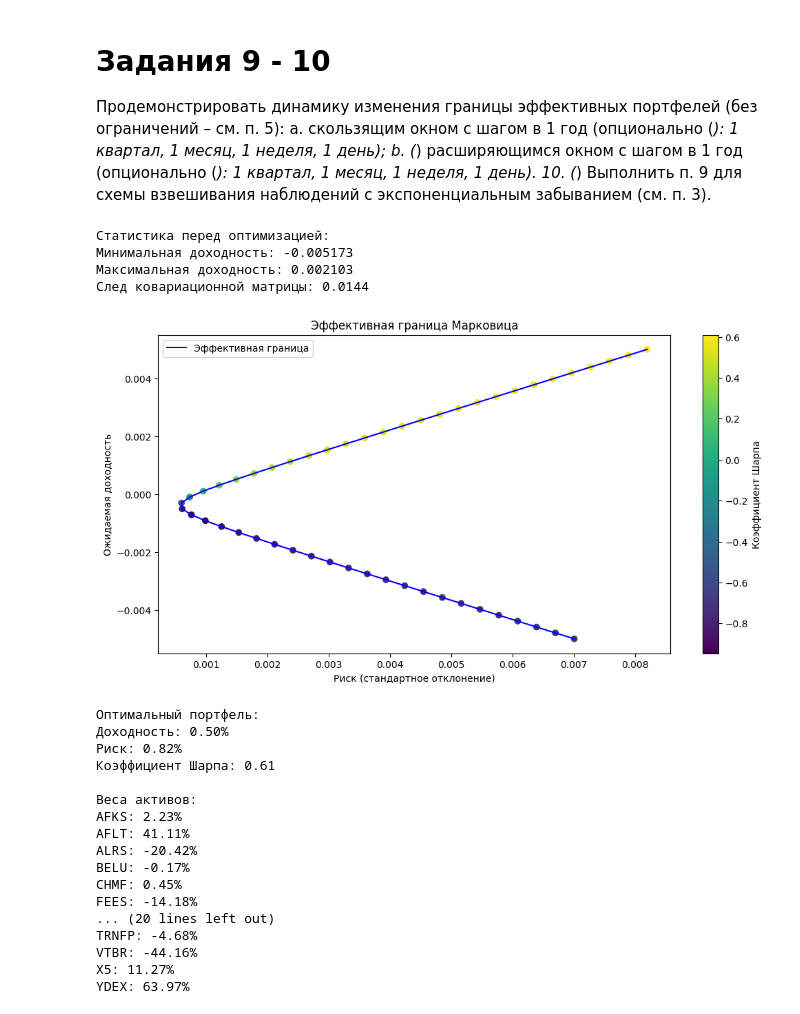
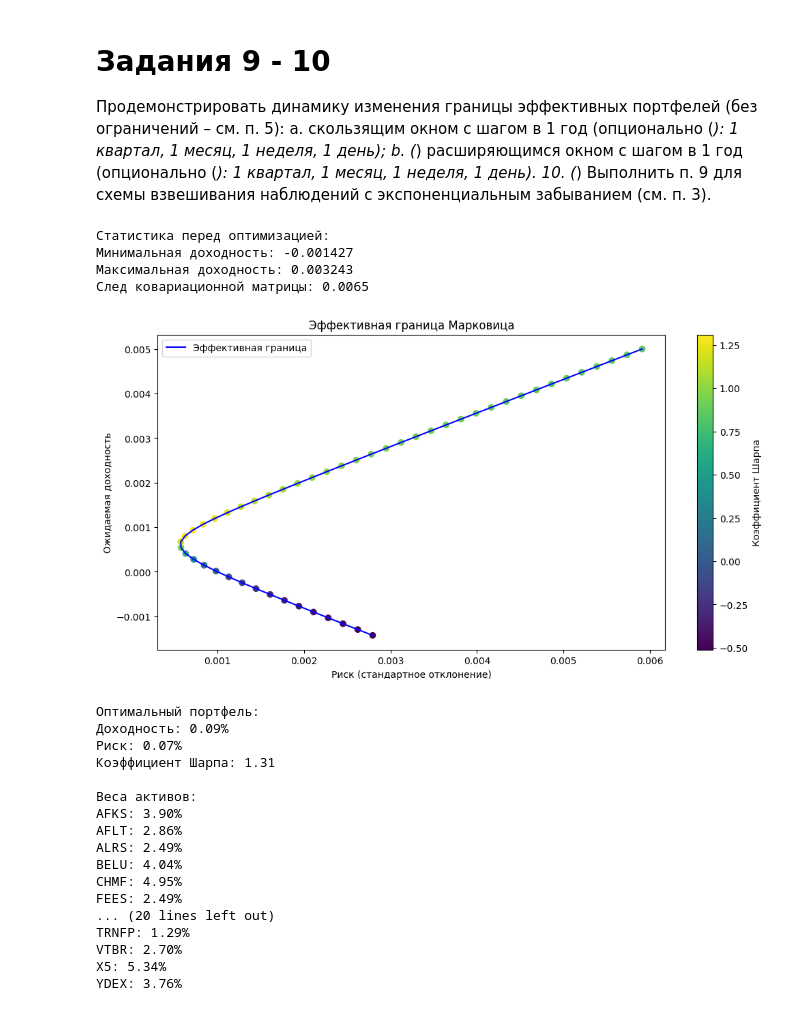
Before and after one commit to Blausher/risk_management, a Jupyter notebook: final.ipynb, the cells around one changed output. Saved outputs shown, nothing was run; the diff lists cells and outputs as text; code cells hidden in the pictures.

```diff
--- a/final.ipynb
+++ b/final.ipynb
@@ -259,8 +259,8 @@ plt.title('Дневные доходности акций');
 # %% [markdown]
 Используя схему с экспоненциальным забыванием EWMA, рассчитаем веса:
 # %%
-# alpha = 0.97 - вес новых наблюдений
-returns = returns.ewm(alpha = 0.97, adjust=False).mean() # y_t  = a*x_t + (1-a)*y_t-1
+# alpha = 0.94 - вес новых наблюдений
+returns = returns.ewm(alpha = 0.94, adjust=False).mean() # y_t  = a*x_t + (1-a)*y_t-1
 # %%
 returns
 # %% [output]
@@ -459,9 +459,17 @@ def self_regularize_covariance(matrix, max_attempts=5):
             matrix += np.eye(matrix.shape[0]) * 1e-5 * (i+1)
     return matrix
 
-last_date = results['rolling_year_exp'].index.get_level_values('Date')[-1]
+# считаем для разных параметров
+# last_date = results['rolling_year_exp'].index.get_level_values('Date')[-1]
+# last_date = results['rolling_year_simple'].index.get_level_values('Date')[-1]
+# last_date3 = results['expanding_year_simple'].index.get_level_values('Date')[-1]
+last_date = results['expanding_year_exp'].index.get_level_values('Date')[-1]
 
-cov_matrix = results['rolling_year_exp'].xs(last_date, level='Date').copy()
+# cov_matrix = results['rolling_year_exp'].xs(last_date, level='Date').copy()
+# cov_matrix = results['rolling_year_simple'].xs(last_date, level='Date').copy()
+
+# cov_matrix3 = results['expanding_year_simple'].xs(last_date, level='Date').copy()
+cov_matrix = results['expanding_year_exp'].xs(last_date, level='Date').copy()
 
 expected_returns = (
     returns
@@ -492,54 +500,54 @@ frontier = calculate_efficient_frontier(er_series, cov_df)
 if not frontier['returns']:
     print("\nНе удалось построить эффективную границу!")
     print("Возможные причины:")
     print("- Невозможно достичь заданных целевых доходностей")
     print("- Проблемы с численной стабильностью")
     print("- Недостаточное количество активов")
 else:
     plt.figure(figsize=(12, 6))
     plt.plot(frontier['risks'], frontier['returns'], 'b-', label='Эффективная граница')
     plt.scatter(frontier['risks'], frontier['returns'], c=frontier['sharpe'], cmap='viridis')
     plt.colorbar(label='Коэффициент Шарпа')
     plt.xlabel('Риск (стандартное отклонение)')
     plt.ylabel('Ожидаемая доходность')
     plt.title('Эффективная граница Марковица')
     plt.legend()
     plt.show()
 
     try:
         max_sharpe_idx = np.nanargmax(frontier['sharpe'])
         print("\nОптимальный портфель:")
         print(f"Доходность: {frontier['returns'][max_sharpe_idx]*100:.2f}%")
         print(f"Риск: {frontier['risks'][max_sharpe_idx]*100:.2f}%")
         print(f"Коэффициент Шарпа: {frontier['sharpe'][max_sharpe_idx]:.2f}")
         print("\nВеса активов:")
         for ticker, weight in zip(er_series.index, frontier['weights'][max_sharpe_idx]):
             print(f"{ticker}: {weight*100:.2f}%")
     except ValueError:
         print("\nНе удалось найти оптимальный портфель из-за отсутствия данных")
 # %% [output]
 Статистика перед оптимизацией:
-Минимальная доходность: -0.005173
-Максимальная доходность: 0.002103
-След ковариационной матрицы: 0.0144
+Минимальная доходность: -0.001427
+Максимальная доходность: 0.003243
+След ковариационной матрицы: 0.0065
-[figure, old version]
+[figure, new version]
 Оптимальный портфель:
-Доходность: 0.50%
-Риск: 0.82%
-Коэффициент Шарпа: 0.61
+Доходность: 0.09%
+Риск: 0.07%
+Коэффициент Шарпа: 1.31
 
 Веса активов:
-AFKS: 2.23%
-AFLT: 41.11%
-ALRS: -20.42%
-BELU: -0.17%
-CHMF: 0.45%
-FEES: -14.18%
+AFKS: 3.90%
+AFLT: 2.86%
+ALRS: 2.49%
+BELU: 4.04%
+CHMF: 4.95%
+FEES: 2.49%
 ... (20 lines left out)
-TRNFP: -4.68%
-VTBR: -44.16%
-X5: 11.27%
-YDEX: 63.97%
+TRNFP: 1.29%
+VTBR: 2.70%
+X5: 5.34%
+YDEX: 3.76%
 # %%
 selected_dates = results['rolling_year_exp'].index.get_level_values('Date').unique()[::60]
 
```
Also changed, not shown: parts of 1 cell of this notebook.
